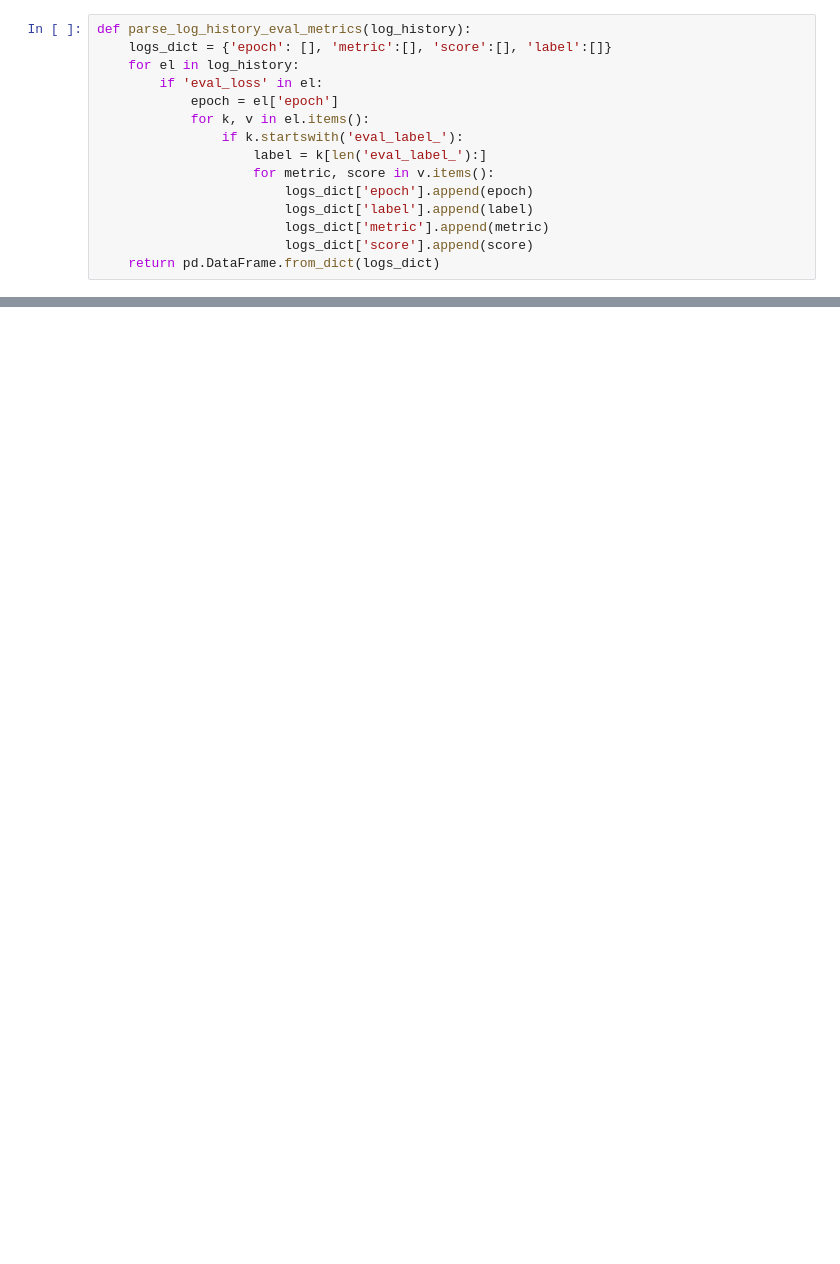
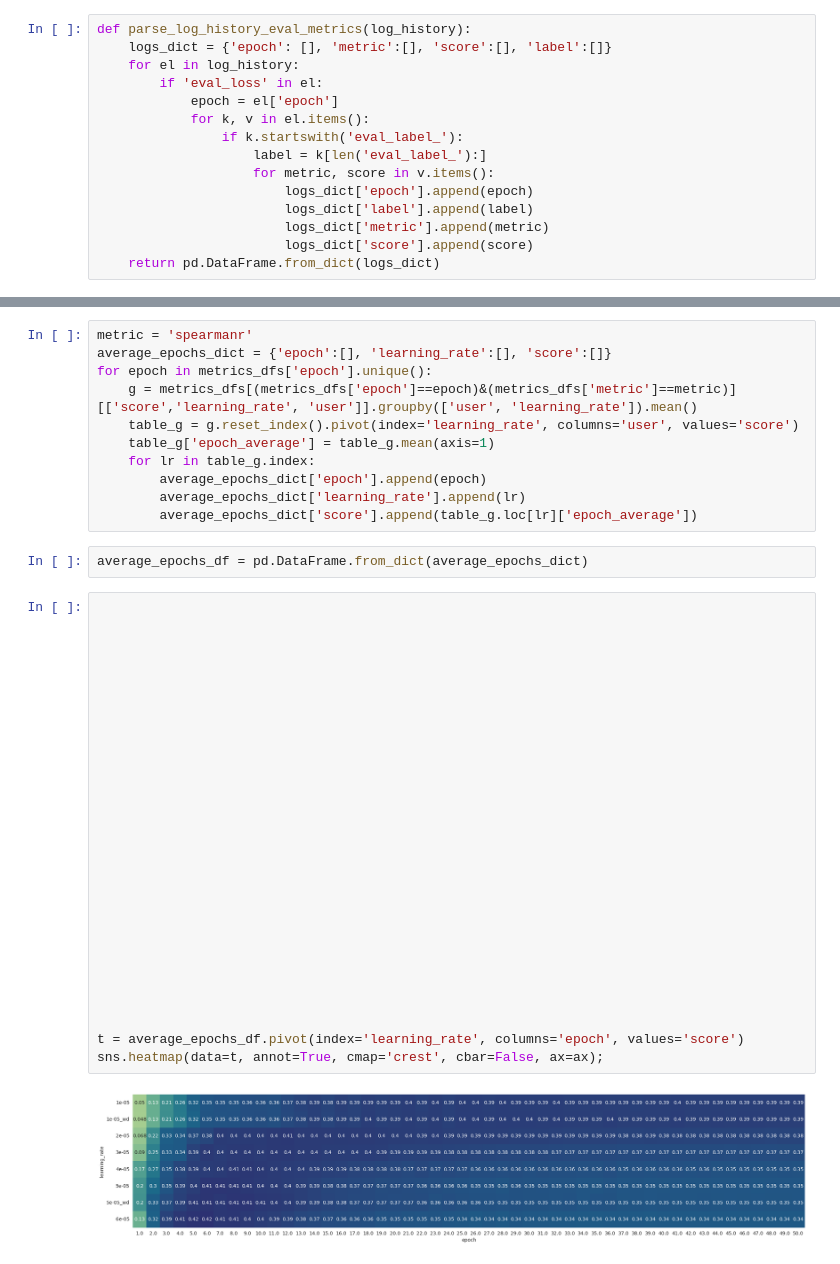
Before and after one commit to lucadinidue/eye_tracking_injection, a Jupyter notebook: scripts/eval/compare_learning_rates.ipynb, the cells around one changed output, grey strips where cells are left out. Saved outputs shown, nothing was run; the diff lists cells and outputs as text; blank space fills up the shorter version.

```diff
--- a/scripts/eval/compare_learning_rates.ipynb
+++ b/scripts/eval/compare_learning_rates.ipynb
@@ -85,0 +106,42 @@ sns.lineplot(data=metrics_dfs[metrics_dfs['metric']=='spearmanr'], x='epoch', y=
+# %%
+metric = 'spearmanr'
+average_epochs_dict = {'epoch':[], 'learning_rate':[], 'score':[]}
+for epoch in metrics_dfs['epoch'].unique():
+    g = metrics_dfs[(metrics_dfs['epoch']==epoch)&(metrics_dfs['metric']==metric)][['score','learning_rate', 'user']].groupby(['user', 'learning_rate']).mean()
+    table_g = g.reset_index().pivot(index='learning_rate', columns='user', values='score')
+    table_g['epoch_average'] = table_g.mean(axis=1)
+    for lr in table_g.index:
+        average_epochs_dict['epoch'].append(epoch)
+        average_epochs_dict['learning_rate'].append(lr)
+        average_epochs_dict['score'].append(table_g.loc[lr]['epoch_average'])
+# %%
+average_epochs_df = pd.DataFrame.from_dict(average_epochs_dict)
+# %%
+
+
+
+
+
+
+
+
+
+
+
+
+
+
+
+
+
+
+
+
+
+
+
+
+t = average_epochs_df.pivot(index='learning_rate', columns='epoch', values='score')
+sns.heatmap(data=t, annot=True, cmap='crest', cbar=False, ax=ax);
+# %% [output]
+[figure, added]
```
Also changed, not shown: parts of 9 cells of this notebook, 2 other files.
